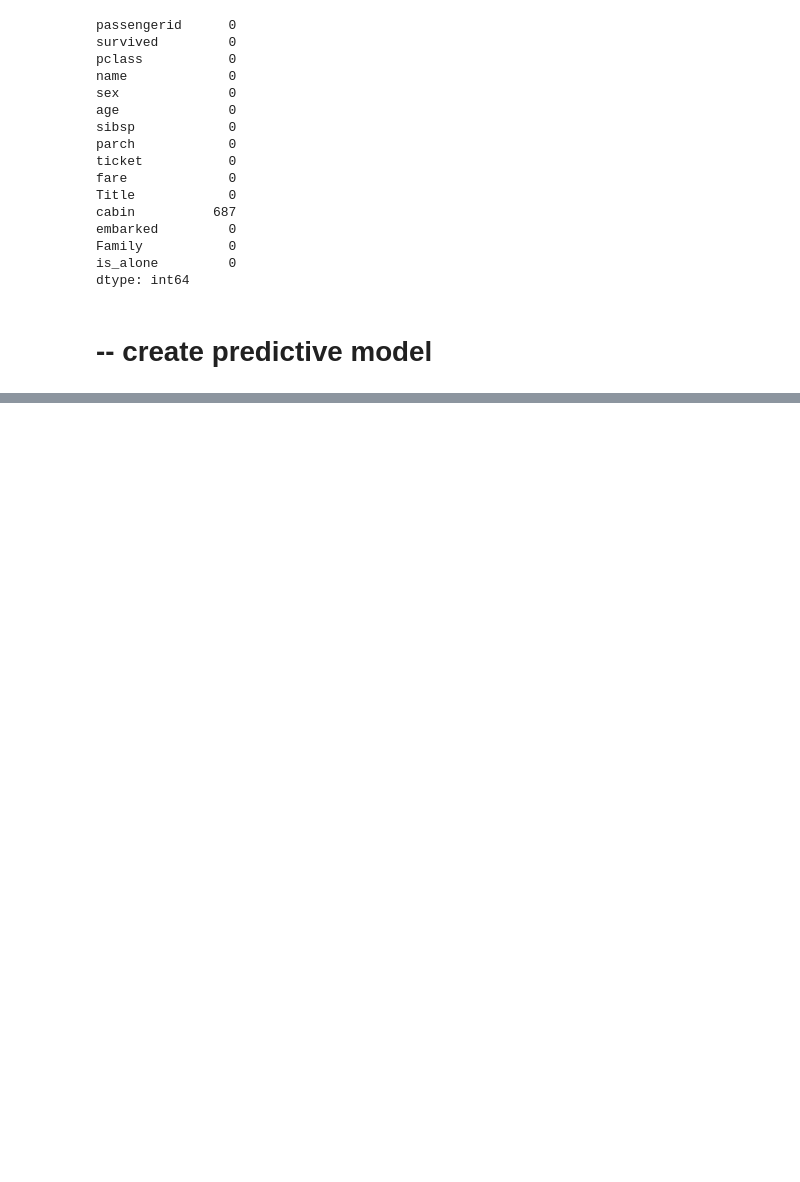
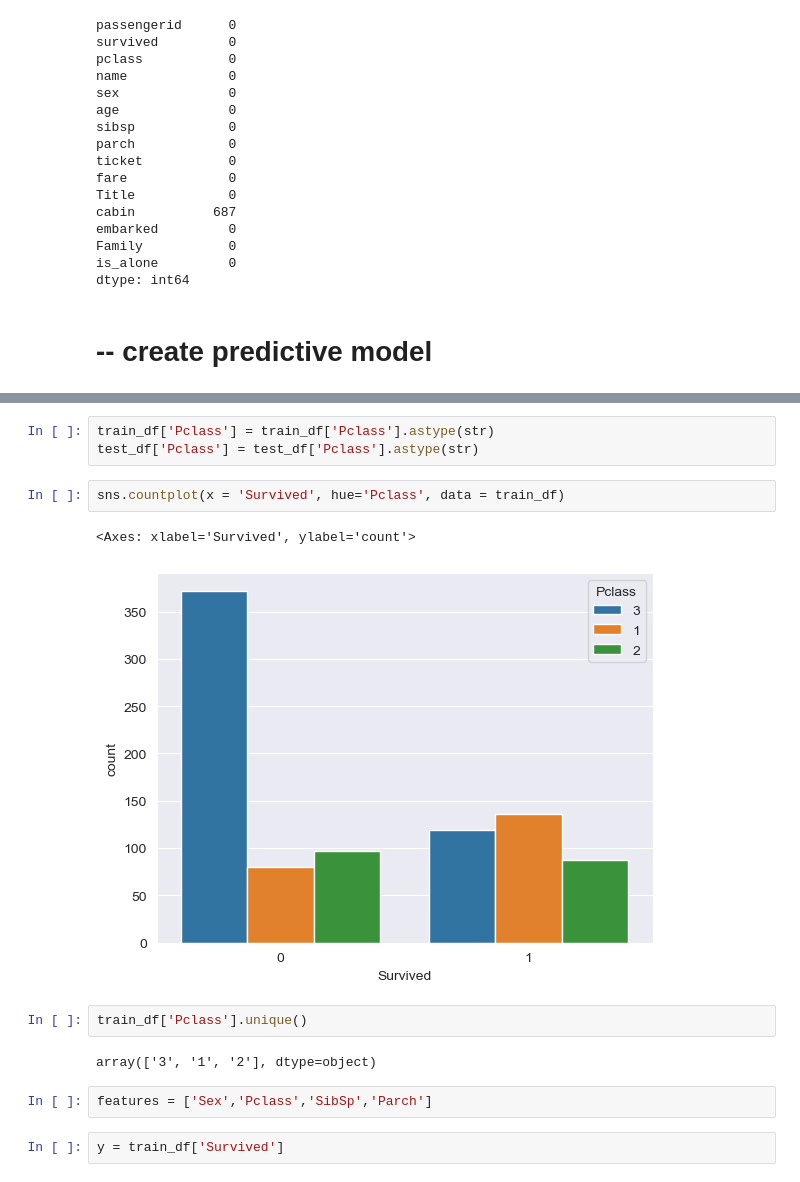
Before and after one commit to 88alexinho/titanic_full_cycle_project, a Jupyter notebook: full_cycle_project.ipynb, the cells around one changed output, grey strips where cells are left out. Drawn from its saved outputs; the diff is of its cells as text; blank space fills up the shorter version.

```diff
--- a/full_cycle_project.ipynb
+++ b/full_cycle_project.ipynb
@@ -599,0 +738,16 @@ from subprocess import check_output
+# %%
+train_df['Pclass'] = train_df['Pclass'].astype(str)
+test_df['Pclass'] = test_df['Pclass'].astype(str)
+# %%
+sns.countplot(x = 'Survived', hue='Pclass', data = train_df)
+# %% [output]
+<Axes: xlabel='Survived', ylabel='count'>
+[figure, added]
+# %%
+train_df['Pclass'].unique()
+# %% [output]
+array(['3', '1', '2'], dtype=object)
+# %%
+features = ['Sex','Pclass','SibSp','Parch']
+# %%
+y = train_df['Survived']
```
Also changed, not shown: parts of 28 cells of this notebook, 1 other file.
